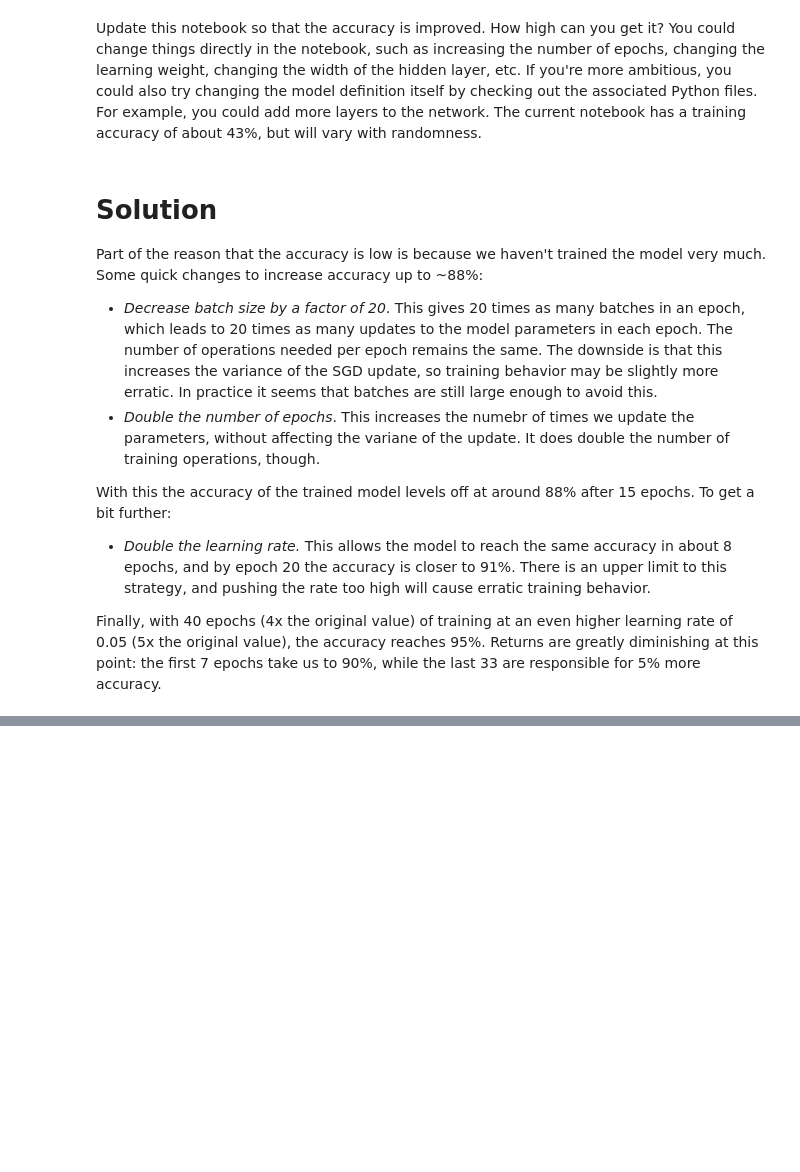
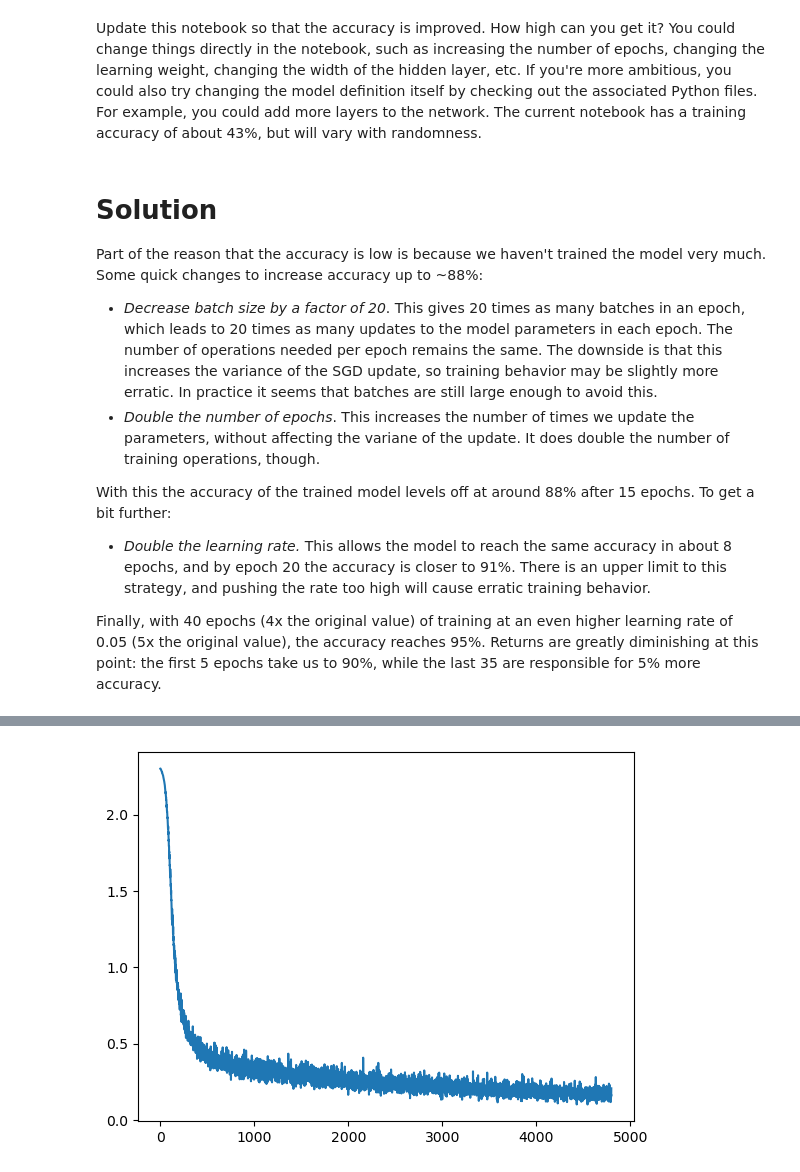
Before and after one commit to jamesgabbard/ai-science-training-series, a Jupyter notebook: 02_neural_networks_python/02_full_net.ipynb, the cells around one changed output, grey strips where cells are left out. Drawn from its saved outputs; the diff is of its cells as text; code cells hidden in the pictures; blank space fills up the shorter version.

```diff
--- a/02_neural_networks_python/02_full_net.ipynb
+++ b/02_neural_networks_python/02_full_net.ipynb
@@ -141,10 +134,50 @@ Update this notebook so that the accuracy is improved. How high can you get it?
 Part of the reason that the accuracy is low is because we haven't trained the model very much. Some quick changes to increase accuracy up to ~88%:
 
  - *Decrease batch size by a factor of 20*. This gives 20 times as many batches in an epoch, which leads to 20 times as many updates to the model parameters in each epoch. The number of operations needed per epoch remains the same. The downside is that this increases the variance of the SGD update, so training behavior may be slightly more erratic. In practice it seems that batches are still large enough to avoid this.
- - *Double the number of epochs*. This increases the numebr of times we update the parameters, without affecting the variane of the update. It does double the number of training operations, though.
+ - *Double the number of epochs*. This increases the number of times we update the parameters, without affecting the variane of the update. It does double the number of training operations, though.
 
 With this the accuracy of the trained model levels off at around 88% after 15 epochs. To get a bit further:
 
  - *Double the learning rate.* This allows the model to reach the same accuracy in about 8 epochs, and by epoch 20 the accuracy is closer to 91%. There is an upper limit to this strategy, and pushing the rate too high will cause erratic training behavior.
 
-Finally, with 40 epochs (4x the original value) of training at an even higher learning rate of 0.05 (5x the original value), the accuracy reaches 95%. Returns are greatly diminishing at this point: the first 7 epochs take us to 90%, while the last 33 are responsible for 5% more accuracy.
+Finally, with 40 epochs (4x the original value) of training at an even higher learning rate of 0.05 (5x the original value), the accuracy reaches 95%. Returns are greatly diminishing at this point: the first 5 epochs take us to 90%, while the last 35 are responsible for 5% more accuracy.
+# %%
+# Start with a fresh model
+better_model = TwoLayerNet(input_dim=num_features, hidden_dim=300, num_classes=nb_classes, weight_scale=.01)
+
+# More aggressive training parameters
+learning_rate = 0.05
+num_examples = x_train.shape[0]
+batch_size = 500
+num_batches = int(num_examples / batch_size)
+num_epochs = 40
+losses = numpy.zeros(num_batches*num_epochs,)
+indices = numpy.arange(num_examples)
+
+i = 0
+for epoch in range(0, num_epochs):
+    # in each epoch, we loop over all of the training examples
+    for step in range(0, num_batches):
+        # grabbing the next batch
+        offset = step * batch_size
+        batch_range = range(offset, offset+batch_size)
+        x_train_batch = x_train[batch_range, :]
+        y_train_batch = y_train_onehot[batch_range,:]
+
+        # feed the next batch in to do one sgd step
+        loss, better_model = learn(better_model, x_train_batch, y_train_batch, learning_rate)
+        losses[i] = loss
+        i += 1
+
+    acc = accuracy(better_model, x_train, y_train)
+    print("epoch %d, loss %.5f, accuracy %.2f" % (epoch, loss, acc))
+
+    # reshuffle the data so that we get a new set of batches
+    numpy.random.shuffle(indices)
+    x_train = x_train[indices,:]
+    y_train = y_train[indices] # keep this shuffled the same way for use in accuracy calculation
+    y_train_onehot = y_train_onehot[indices,:]
+plt.plot(losses)
+
+print("Final model accuracy on test data: %f" % (accuracy(better_model, x_test, y_test)))
+# %% [output]
@@ -150,0 +201 @@ Finally, with 40 epochs (4x the original value) of training at an even higher le
+[figure, added]
```
Also changed, not shown: parts of 3 cells of this notebook.
